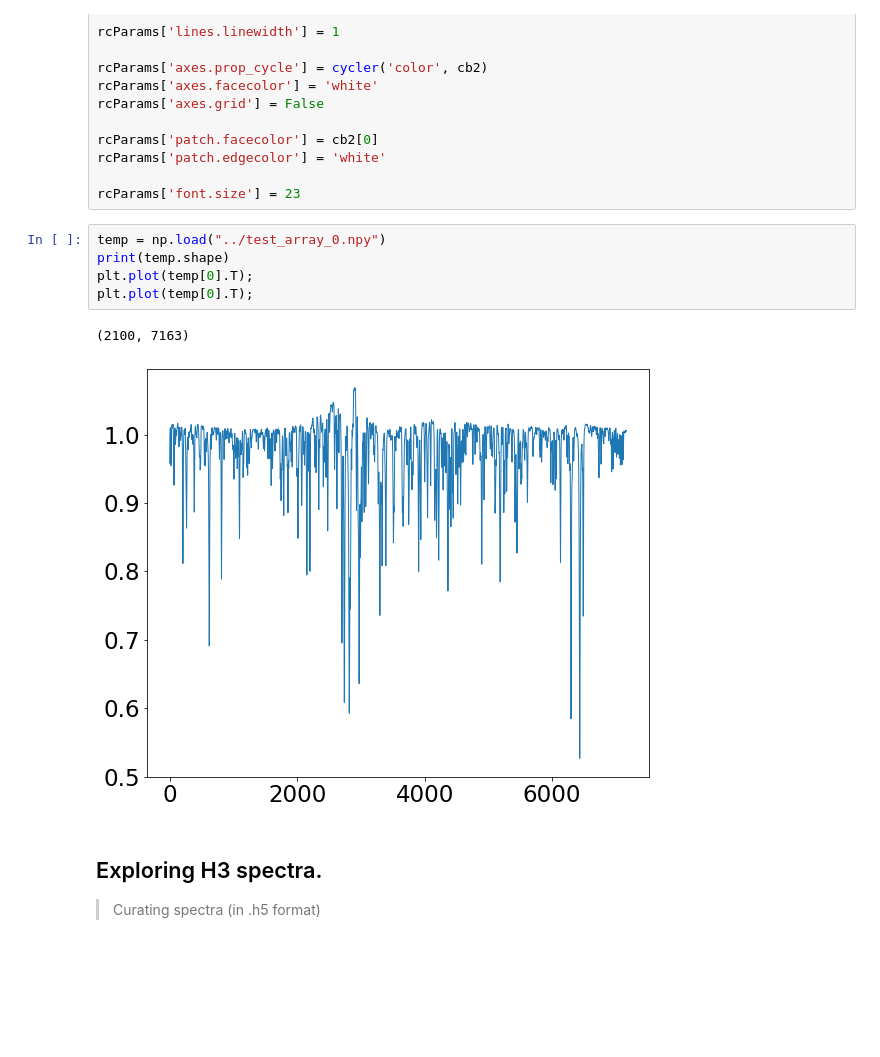
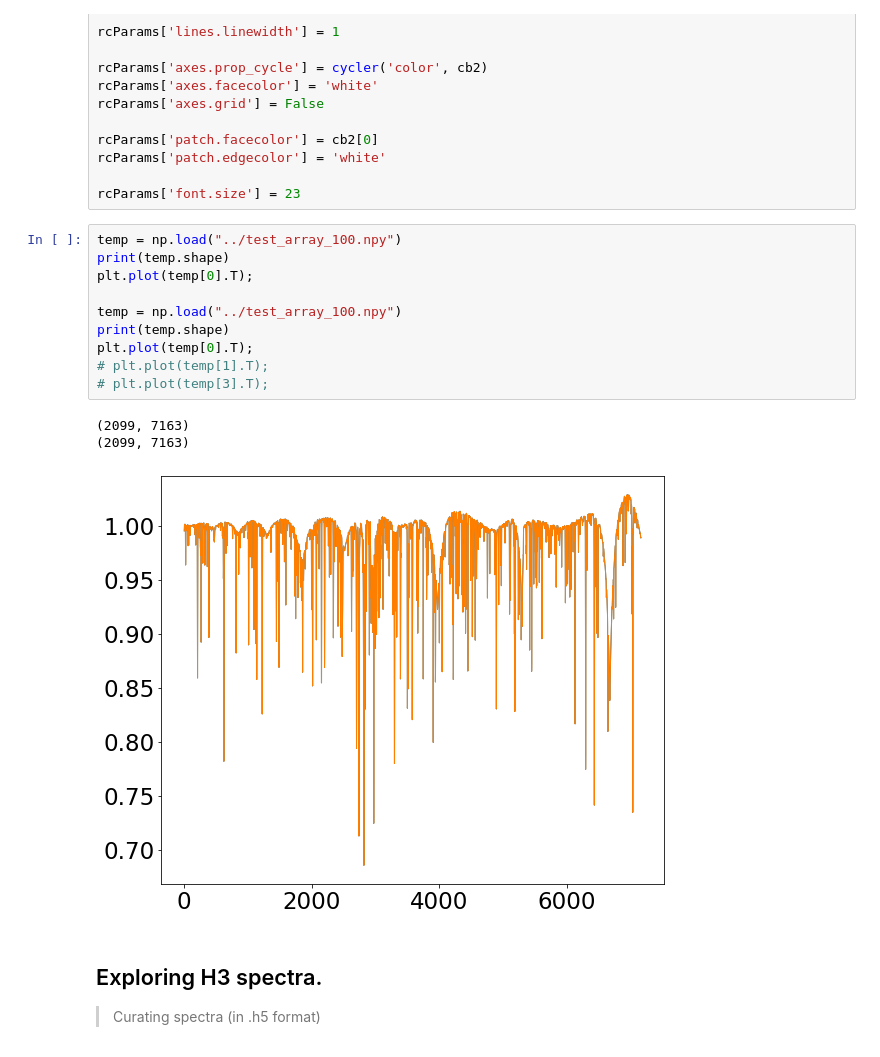
Before and after one commit to tingyuansen/IMLE_on_Galaxy_Images, a Jupyter notebook: IMLE.ipynb, the cells around one changed output. Saved outputs shown, nothing was run; the diff lists cells and outputs as text; blank space fills up the shorter version.

```diff
--- a/IMLE.ipynb
+++ b/IMLE.ipynb
@@ -45,13 +45,19 @@ rcParams['patch.edgecolor'] = 'white'
 
 rcParams['font.size'] = 23
 # %%
-temp = np.load("../test_array_0.npy")
+temp = np.load("../test_array_100.npy")
 print(temp.shape)
 plt.plot(temp[0].T);
+
+temp = np.load("../test_array_100.npy")
+print(temp.shape)
 plt.plot(temp[0].T);
+# plt.plot(temp[1].T);
+# plt.plot(temp[3].T);
 # %% [output]
-(2100, 7163)
+(2099, 7163)
+(2099, 7163)
-[figure, old version]
+[figure, new version]
 # %% [markdown]
 ## Exploring H3 spectra.
 
```
Also changed, not shown: 1 other file.
